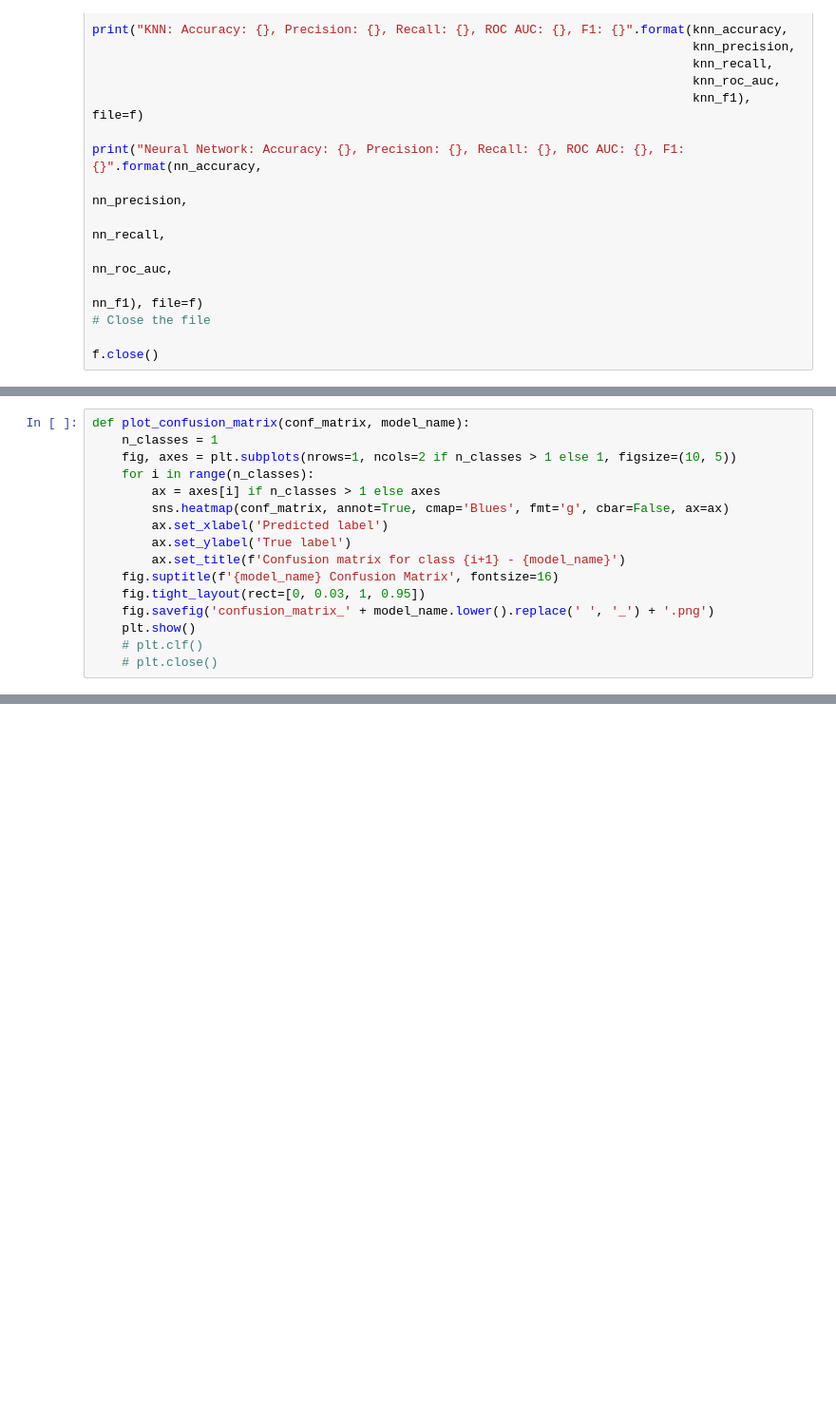
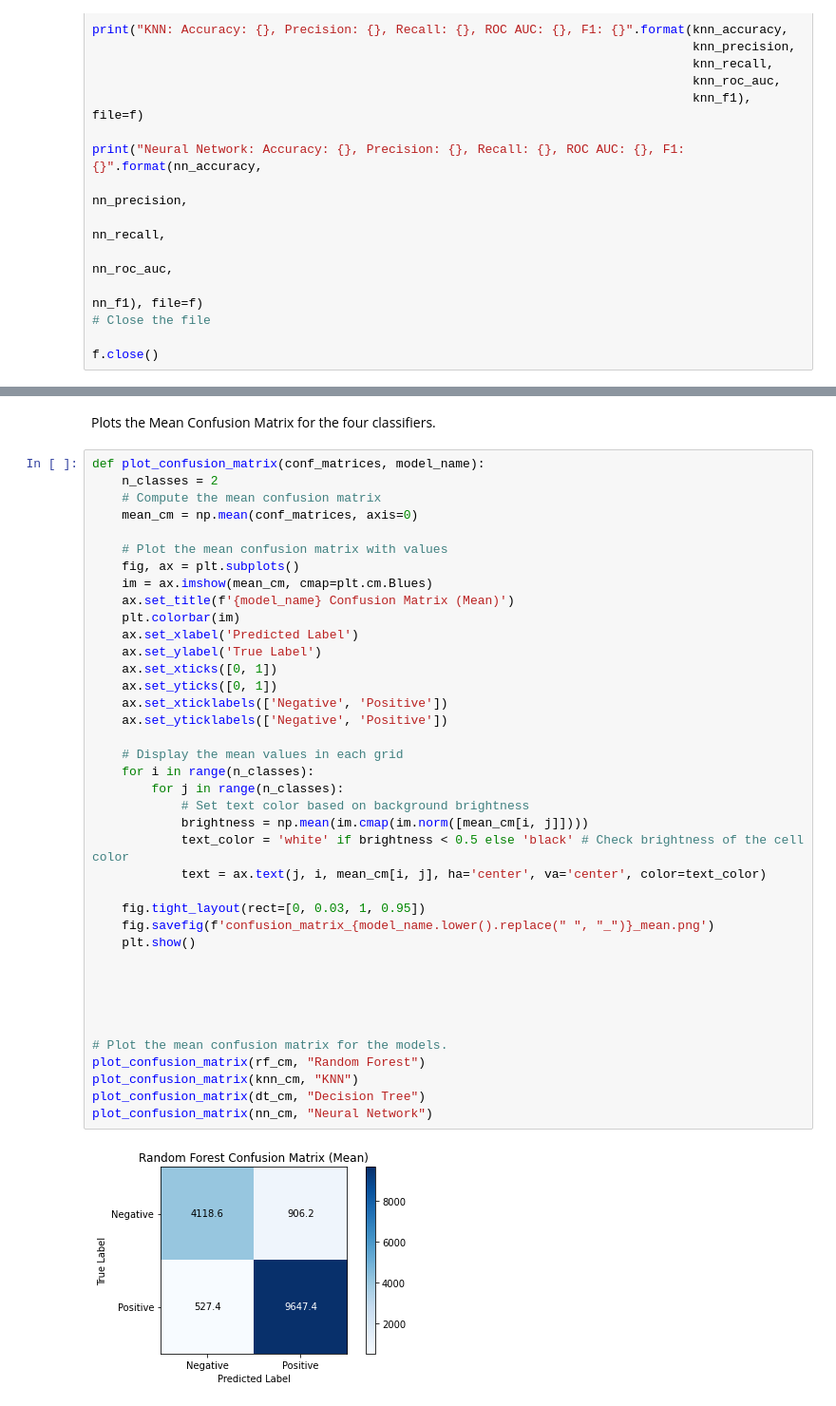
Before and after one commit to jerin-joy/ml_obstacle_avoidance, a Jupyter notebook: turtlebot3_neural_network/scripts/ml_training_evaluation.ipynb, the cells around one changed output, grey strips where cells are left out. Shown at 95% size. Cells and saved outputs as stored; diff of their text form; blank space fills up the shorter version.

```diff
--- a/turtlebot3_neural_network/scripts/ml_training_evaluation.ipynb
+++ b/turtlebot3_neural_network/scripts/ml_training_evaluation.ipynb
@@ -278,16 +292,0 @@ for i ,metric in enumerate(metrics):
-# %%
-def plot_confusion_matrix(conf_matrix, model_name):
-    n_classes = 1
-    fig, axes = plt.subplots(nrows=1, ncols=2 if n_classes > 1 else 1, figsize=(10, 5))
-    for i in range(n_classes):
-        ax = axes[i] if n_classes > 1 else axes
-        sns.heatmap(conf_matrix, annot=True, cmap='Blues', fmt='g', cbar=False, ax=ax)
-        ax.set_xlabel('Predicted label')
-        ax.set_ylabel('True label')
-        ax.set_title(f'Confusion matrix for class {i+1} - {model_name}')
-    fig.suptitle(f'{model_name} Confusion Matrix', fontsize=16)
-    fig.tight_layout(rect=[0, 0.03, 1, 0.95])
-    fig.savefig('confusion_matrix_' + model_name.lower().replace(' ', '_') + '.png')
-    plt.show()
-    # plt.clf()
-    # plt.close()
@@ -356,0 +293,43 @@ IndexError: Inconsistent shape between the condition and the input (got (2, 1) a
+# %% [markdown]
+Plots the Mean Confusion Matrix for the four classifiers.
+# %%
+def plot_confusion_matrix(conf_matrices, model_name):
+    n_classes = 2
+    # Compute the mean confusion matrix
+    mean_cm = np.mean(conf_matrices, axis=0)
+
+    # Plot the mean confusion matrix with values
+    fig, ax = plt.subplots()
+    im = ax.imshow(mean_cm, cmap=plt.cm.Blues)
+    ax.set_title(f'{model_name} Confusion Matrix (Mean)')
+    plt.colorbar(im)
+    ax.set_xlabel('Predicted Label')
+    ax.set_ylabel('True Label')
+    ax.set_xticks([0, 1])
+    ax.set_yticks([0, 1])
+    ax.set_xticklabels(['Negative', 'Positive'])
+    ax.set_yticklabels(['Negative', 'Positive'])
+
+    # Display the mean values in each grid
+    for i in range(n_classes):
+        for j in range(n_classes):
+            # Set text color based on background brightness
+            brightness = np.mean(im.cmap(im.norm([mean_cm[i, j]])))
+            text_color = 'white' if brightness < 0.5 else 'black' # Check brightness of the cell color
+            text = ax.text(j, i, mean_cm[i, j], ha='center', va='center', color=text_color)
+
+    fig.tight_layout(rect=[0, 0.03, 1, 0.95])
+    fig.savefig(f'confusion_matrix_{model_name.lower().replace(" ", "_")}_mean.png')
+    plt.show()
+
+
+
+
+
+# Plot the mean confusion matrix for the models.
+plot_confusion_matrix(rf_cm, "Random Forest")
+plot_confusion_matrix(knn_cm, "KNN")
+plot_confusion_matrix(dt_cm, "Decision Tree")
+plot_confusion_matrix(nn_cm, "Neural Network")
+# %% [output]
+[figure, added]
```
Also changed, not shown: parts of 15 cells of this notebook.
